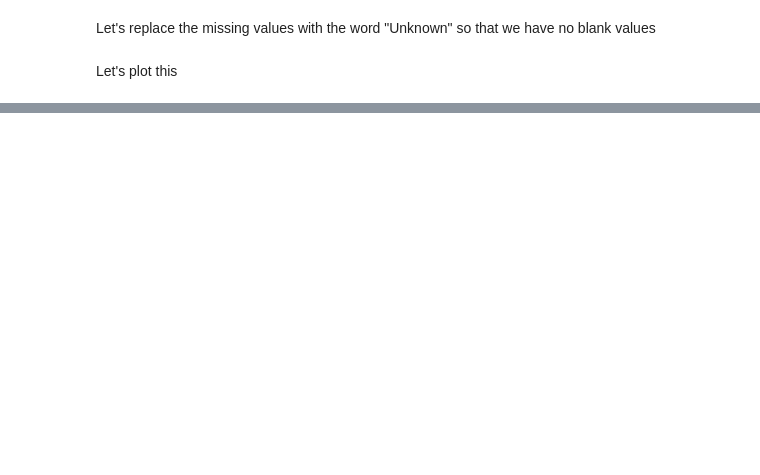
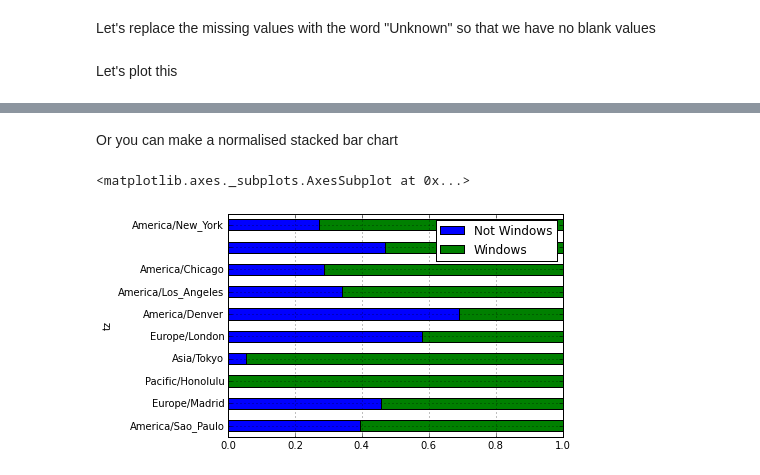
Before and after one commit to HackerParadise2014/pandas, a Jupyter notebook: Hacker-Paradise-2014-Pandas.ipynb, the cells around one changed output, grey strips where cells are left out. Saved outputs shown, nothing was run; the diff lists cells and outputs as text; code cells hidden in the pictures; blank space fills up the shorter version.

```diff
--- a/Hacker-Paradise-2014-Pandas.ipynb
+++ b/Hacker-Paradise-2014-Pandas.ipynb
@@ -306,0 +366,8 @@ tz_counts[:10].plot(kind="barh", rot=0)
+# %% [markdown]
+Or you can make a normalised stacked bar chart
+# %%
+normed_subset = count_subset.div(count_subset.sum(1), axis =0)
+normed_subset.plot(kind='barh', stacked=True)
+# %% [output]
+<matplotlib.axes._subplots.AxesSubplot at 0x...>
+[figure, added]
```
Also changed, not shown: parts of 37 cells of this notebook.
